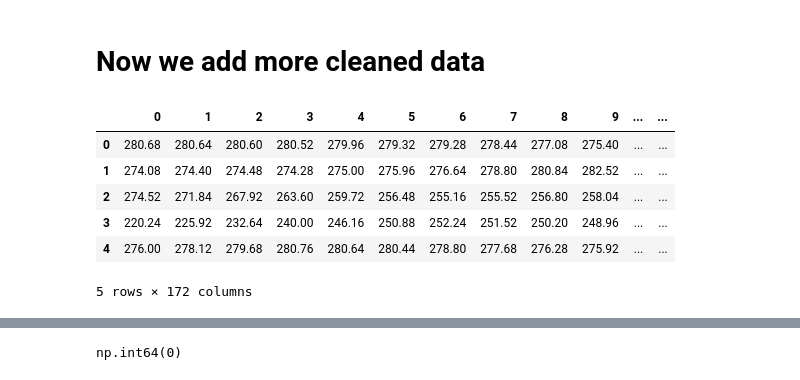
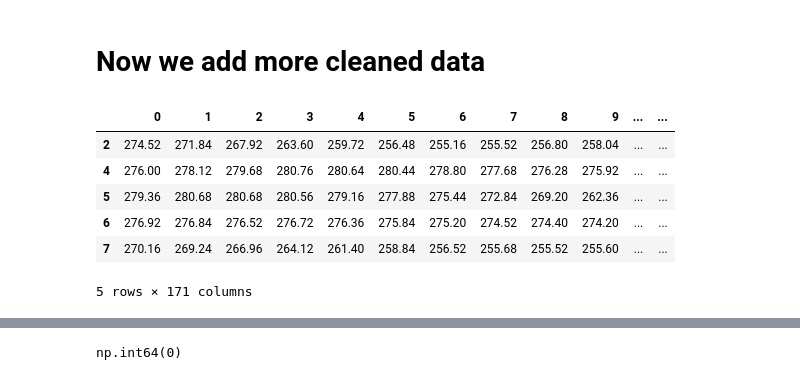
Before and after one commit to xuyfe/eigenjumps, a Jupyter notebook: svd_dummy.ipynb, the cells around one changed output, grey strips where cells are left out. Saved outputs shown, nothing was run; the diff lists cells and outputs as text; code cells hidden in the pictures.

```diff
--- a/svd_dummy.ipynb
+++ b/svd_dummy.ipynb
@@ -88,16 +88,16 @@ np.int64(0)
 # Now we add more cleaned data
 # %%
 connor = pd.read_csv("Math_232_Data/data/ConnorFlood_filtered.csv")
-connor = connor.iloc[:, 1:]
-connor = connor.drop(index = 8)
+connor = connor.iloc[:, 1:171]
+connor = connor.drop(index = [0, 1, 3, 8])
 connor.columns = list(range(len(connor.columns)))
 connor["label"] = "Connor"
 connor.head()
 # %% [output]
 |  | 0 | 1 | 2 | 3 | 4 | 5 | 6 | 7 | 8 | 9 | ... | ... |
-| 0 | 280.68 | 280.64 | 280.60 | 280.52 | 279.96 | 279.32 | 279.28 | 278.44 | 277.08 | 275.40 | ... | ... |
-| 1 | 274.08 | 274.40 | 274.48 | 274.28 | 275.00 | 275.96 | 276.64 | 278.80 | 280.84 | 282.52 | ... | ... |
 | 2 | 274.52 | 271.84 | 267.92 | 263.60 | 259.72 | 256.48 | 255.16 | 255.52 | 256.80 | 258.04 | ... | ... |
-| 3 | 220.24 | 225.92 | 232.64 | 240.00 | 246.16 | 250.88 | 252.24 | 251.52 | 250.20 | 248.96 | ... | ... |
 | 4 | 276.00 | 278.12 | 279.68 | 280.76 | 280.64 | 280.44 | 278.80 | 277.68 | 276.28 | 275.92 | ... | ... |
+| 5 | 279.36 | 280.68 | 280.68 | 280.56 | 279.16 | 277.88 | 275.44 | 272.84 | 269.20 | 262.36 | ... | ... |
+| 6 | 276.92 | 276.84 | 276.52 | 276.72 | 276.36 | 275.84 | 275.20 | 274.52 | 274.40 | 274.20 | ... | ... |
+| 7 | 270.16 | 269.24 | 266.96 | 264.12 | 261.40 | 258.84 | 256.52 | 255.68 | 255.52 | 255.60 | ... | ... |
-5 rows × 172 columns
+5 rows × 171 columns
```
Also changed, not shown: parts of 37 cells of this notebook, 5 other files.
